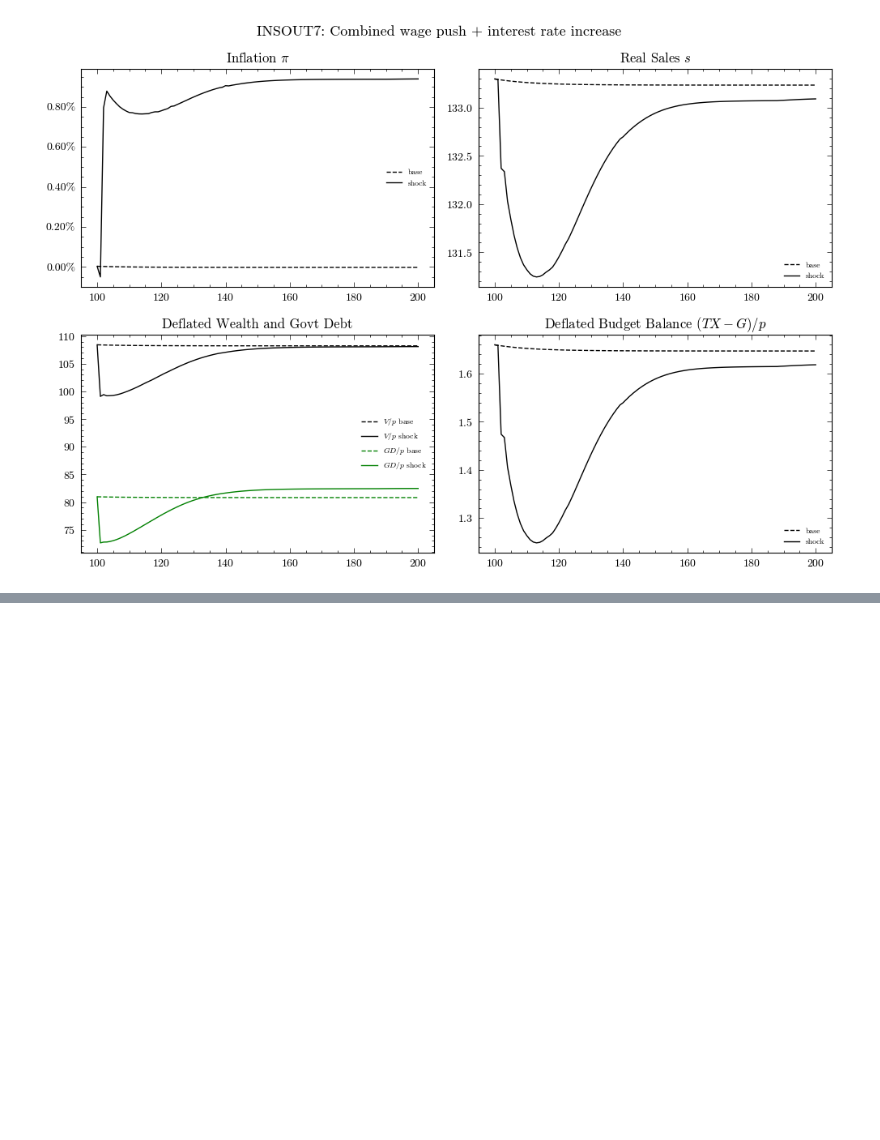
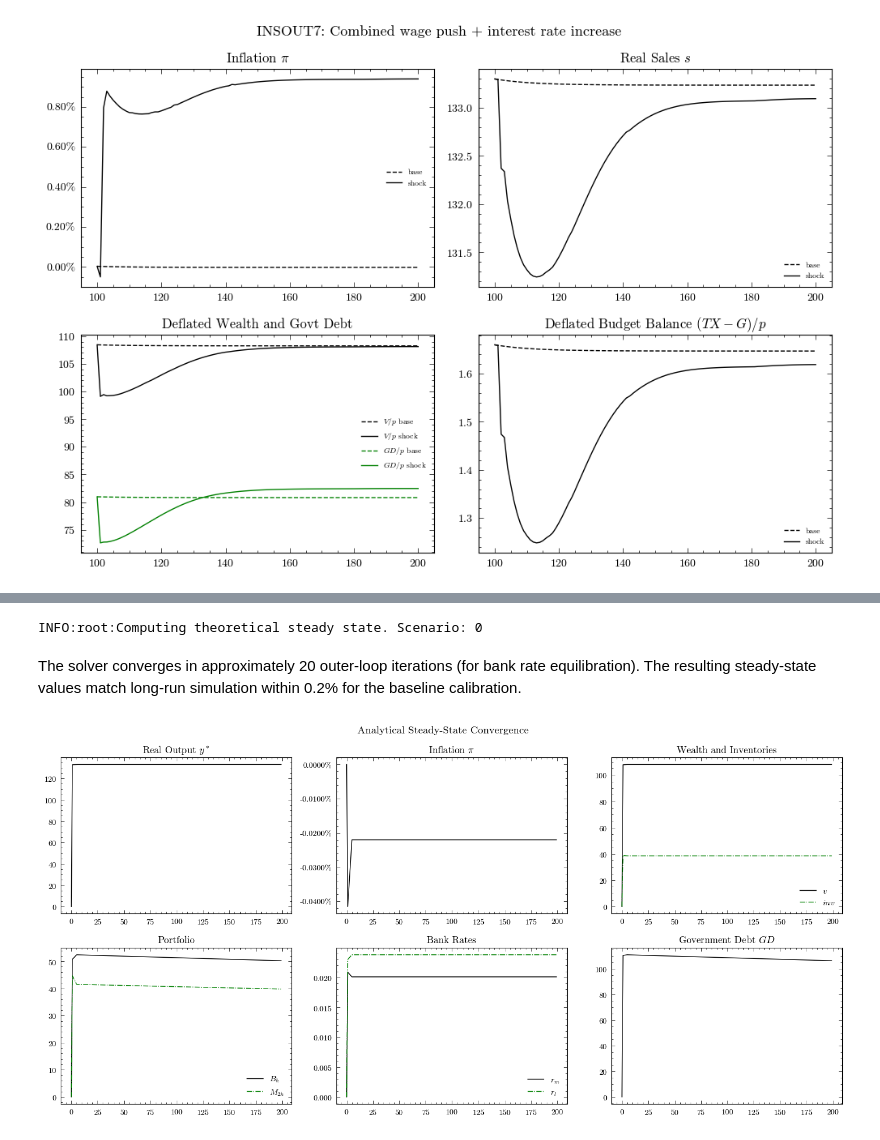
Before and after one commit to KarlNaumann/MacroStat, a Jupyter notebook: docs/models/GL06/GL06INSOUT.ipynb, the cells around one changed output, grey strips where cells are left out. Drawn from its saved outputs; the diff is of its cells as text; code cells hidden in the pictures; blank space fills up the shorter version.

```diff
--- a/docs/models/GL06/GL06INSOUT.ipynb
+++ b/docs/models/GL06/GL06INSOUT.ipynb
@@ -910,0 +1183,44 @@ plt.show()
+# %%
+params_ss = ParametersGL06INSOUT()
+params_ss.hyper["timesteps"] = 200
+params_ss.hyper["scenario_trigger"] = 100
+model_ss = GL06INSOUT(parameters=params_ss)
+model_ss.compute_theoretical_steady_state()
+ss_output = model_ss.variables.to_pandas()
+# %% [output]
+INFO:root:Computing theoretical steady state. Scenario: 0
+# %% [markdown]
+The solver converges in approximately 20 outer-loop iterations (for bank rate equilibration). The resulting steady-state values match long-run simulation within 0.2% for the baseline calibration.
+# %%
+fig, axs = plt.subplots(ncols=3, nrows=2, figsize=(14, 7))
+
+axs[0, 0].plot(ss_output.index, ss_output["RealOutput"], "k")
+axs[0, 0].set_title("Real Output $y^*$")
+
+axs[0, 1].plot(ss_output.index, ss_output["InflationRate"], "k")
+axs[0, 1].set_title(r"Inflation $\pi$")
+axs[0, 1].yaxis.set_major_formatter(PercentFormatter(1))
+
+axs[0, 2].plot(ss_output.index, ss_output["RealWealth"], "k", label="$v$")
+axs[0, 2].plot(ss_output.index, ss_output["RealInventories"], "g-.", label="$inv$")
+axs[0, 2].set_title("Wealth and Inventories")
+axs[0, 2].legend(frameon=False)
+
+axs[1, 0].plot(ss_output.index, ss_output["BillsHousehold"], "k", label="$B_h$")
+axs[1, 0].plot(ss_output.index, ss_output["M2Household"], "g-.", label="$M_{2h}$")
+axs[1, 0].set_title("Portfolio")
+axs[1, 0].legend(frameon=False)
+
+axs[1, 1].plot(ss_output.index, ss_output["DepositRate"], "k", label="$r_m$")
+axs[1, 1].plot(ss_output.index, ss_output["LoanRate"], "g-.", label="$r_l$")
+axs[1, 1].set_title("Bank Rates")
+axs[1, 1].legend(frameon=False)
+
+axs[1, 2].plot(ss_output.index, ss_output["GovernmentDebt"], "k")
+axs[1, 2].set_title("Government Debt $GD$")
+
+fig.suptitle("Analytical Steady-State Convergence", fontsize=13)
+plt.tight_layout()
+plt.show()
+# %% [output]
+[figure, added]
```
Also changed, not shown: parts of 11 cells of this notebook, 34 other files.
